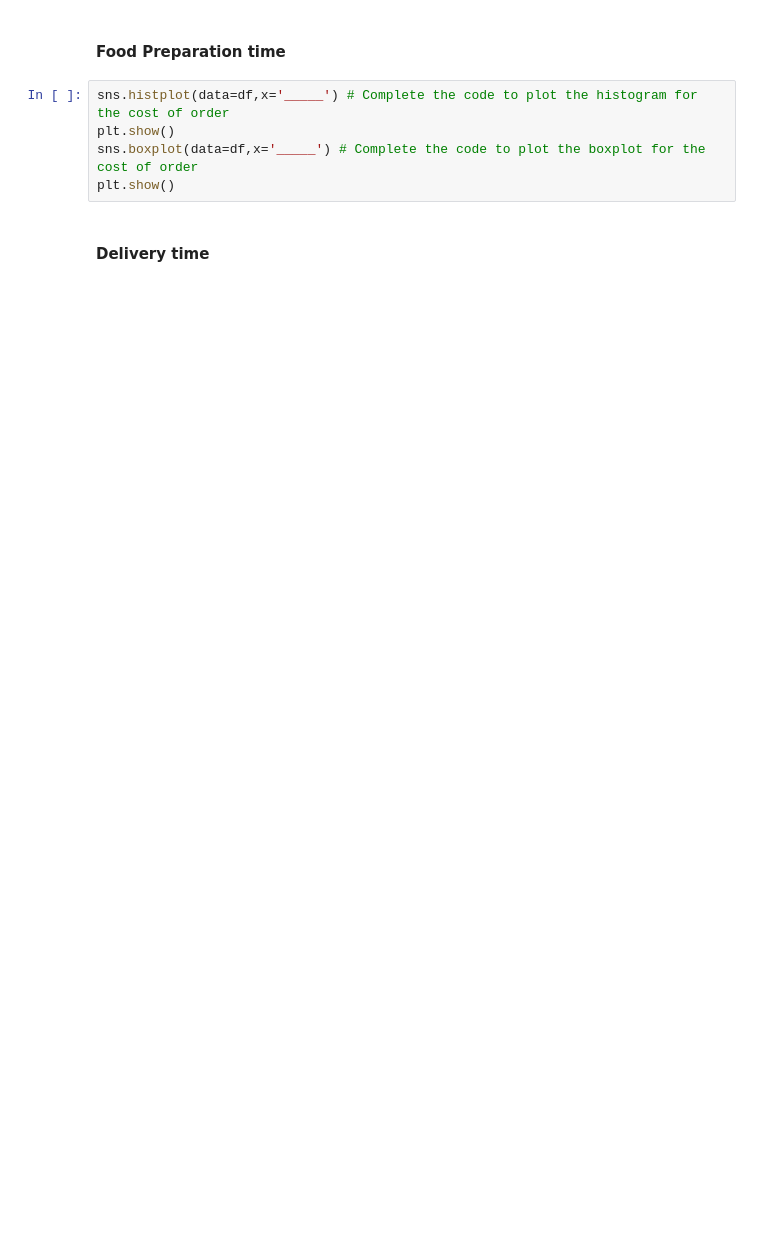
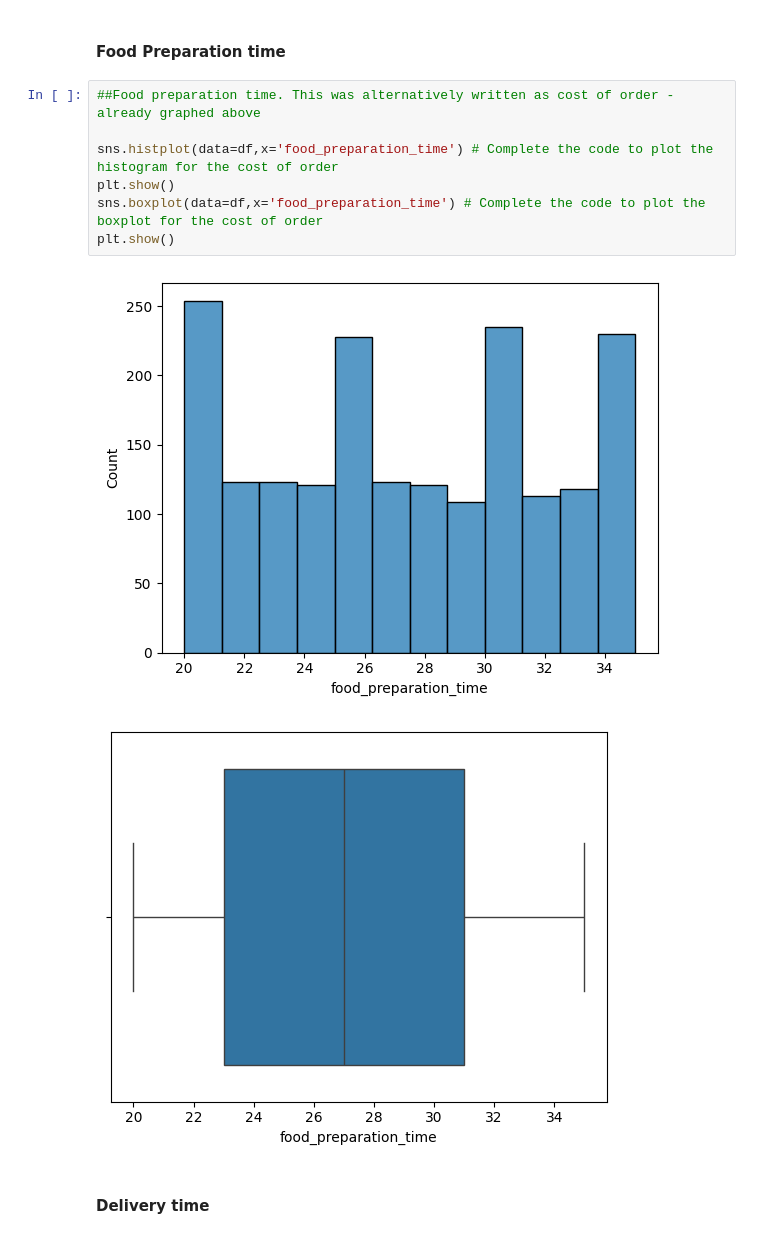
Before and after one commit to samiahmed99/mitcourse, a Jupyter notebook: FDS_Project_LearnerNotebook_LowCode.ipynb, the cells around one changed output. Cells and saved outputs as stored; diff of their text form; blank space fills up the shorter version.

```diff
--- a/FDS_Project_LearnerNotebook_LowCode.ipynb
+++ b/FDS_Project_LearnerNotebook_LowCode.ipynb
@@ -134,10 +216,15 @@ sns.countplot(data = df, x = '______') # Complete the code to plot bar graph for
 # %% [markdown]
 #### Food Preparation time
 # %%
-sns.histplot(data=df,x='_____') # Complete the code to plot the histogram for the cost of order
+##Food preparation time. This was alternatively written as cost of order - already graphed above
+
+sns.histplot(data=df,x='food_preparation_time') # Complete the code to plot the histogram for the cost of order
 plt.show()
-sns.boxplot(data=df,x='_____') # Complete the code to plot the boxplot for the cost of order
+sns.boxplot(data=df,x='food_preparation_time') # Complete the code to plot the boxplot for the cost of order
 plt.show()
+# %% [output]
+[figure, added]
+[figure, added]
 # %% [markdown]
 #### Delivery time
 # %%
```
Also changed, not shown: parts of 19 cells of this notebook.
